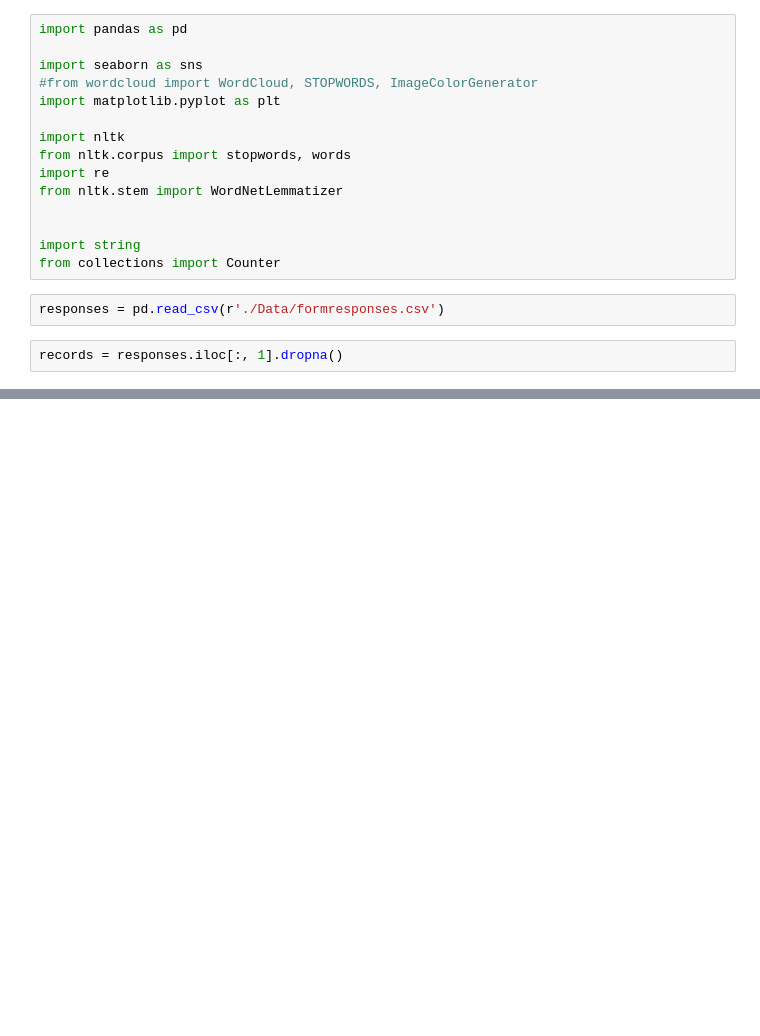
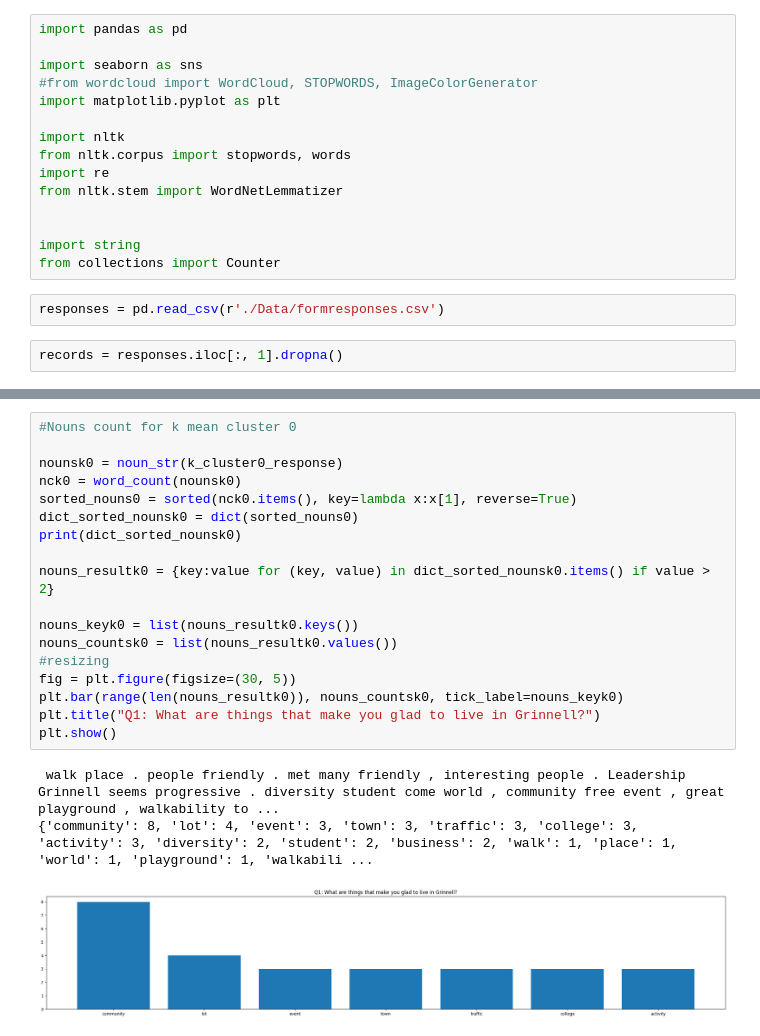
Before and after one commit to shreyasagrawal/Survey-Analysis-NLP, a Jupyter notebook: clustering.ipynb, the cells around one changed output, grey strips where cells are left out. Cells and saved outputs as stored; diff of their text form; blank space fills up the shorter version.

```diff
--- a/clustering.ipynb
+++ b/clustering.ipynb
@@ -156,0 +189,22 @@ Response 388: Cluster 2
+# %%
+#Nouns count for k mean cluster 0
+
+nounsk0 = noun_str(k_cluster0_response)
+nck0 = word_count(nounsk0)
+sorted_nouns0 = sorted(nck0.items(), key=lambda x:x[1], reverse=True)
+dict_sorted_nounsk0 = dict(sorted_nouns0)
+print(dict_sorted_nounsk0)
+
+nouns_resultk0 = {key:value for (key, value) in dict_sorted_nounsk0.items() if value > 2}
+
+nouns_keyk0 = list(nouns_resultk0.keys())
+nouns_countsk0 = list(nouns_resultk0.values())
+#resizing
+fig = plt.figure(figsize=(30, 5))
+plt.bar(range(len(nouns_resultk0)), nouns_countsk0, tick_label=nouns_keyk0)
+plt.title("Q1: What are things that make you glad to live in Grinnell?")
+plt.show()
+# %% [output]
+ walk place . people friendly . met many friendly , interesting people . Leadership Grinnell seems progressive . diversity student come world , community free event , great playground , walkability to ...
+{'community': 8, 'lot': 4, 'event': 3, 'town': 3, 'traffic': 3, 'college': 3, 'activity': 3, 'diversity': 2, 'student': 2, 'business': 2, 'walk': 1, 'place': 1, 'world': 1, 'playground': 1, 'walkabili ...
+[figure, added]
```
Also changed, not shown: parts of 24 cells of this notebook, 1 other file.
